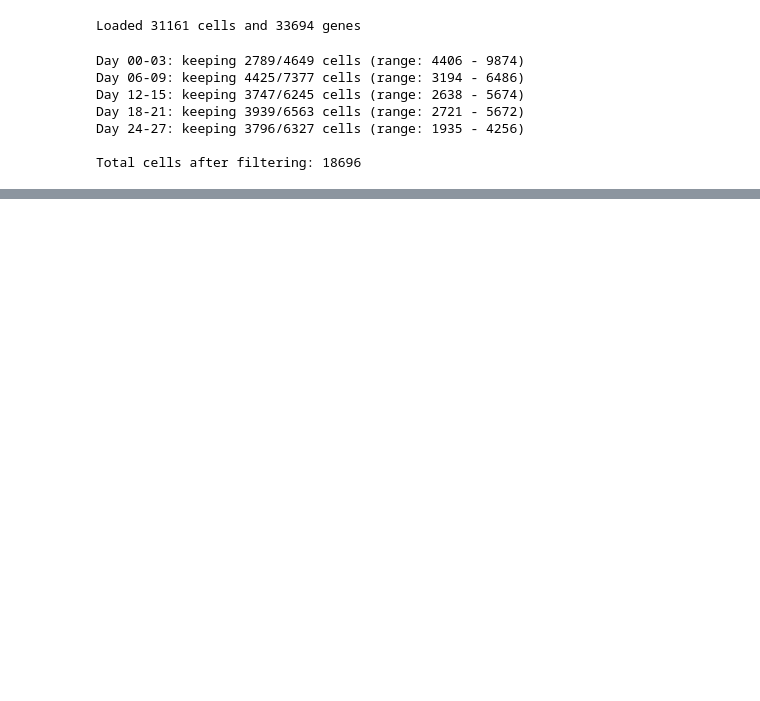
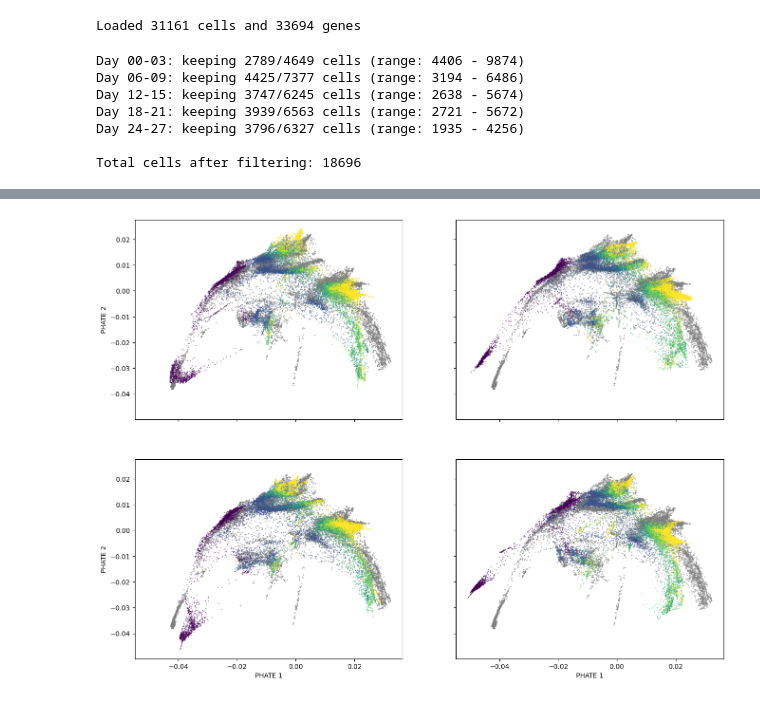
Before and after one commit to theo-long/uPHATE, a Jupyter notebook: notebooks/embryoid_body_data.ipynb, the cells around one changed output, grey strips where cells are left out. Saved outputs shown, nothing was run; the diff lists cells and outputs as text; code cells hidden in the pictures; blank space fills up the shorter version.

```diff
--- a/notebooks/embryoid_body_data.ipynb
+++ b/notebooks/embryoid_body_data.ipynb
@@ -233,0 +178,5 @@ sc.pl.embedding(
+# %%
+from uphate.numpy_interface import BootstrappedPHATE
+
+phate_op = BootstrappedPHATE(n_boostrap_samples=4, knn=4, decay=15, t=12)
+orig, bootstrapped = phate_op.fit_transform(adata.X)
@@ -233,0 +201,28 @@ sc.pl.embedding(
+# %%
+import matplotlib.pyplot as plt
+import matplotlib.lines as mlines
+
+# 1. Get the factorized codes and unique labels
+codes, unique_labels = pd.factorize(adata.obs["timepoint"])
+
+# 2. Define the Colormap (same as before to ensure consistent colors)
+n_categories = len(unique_labels)
+cmap = plt.cm.get_cmap('viridis', n_categories)
+
+fig, axs = plt.subplots(2, 2, figsize=(16, 12), sharex=True, sharey=True)
+for ax, emb in zip(axs.flat, bootstrapped):
+    ax.scatter(*orig.T, s=0.2, c="gray")
+    ax.scatter(
+        *emb.T,
+        s=0.2,
+        c=codes,
+        cmap=cmap,
+        alpha=0.7
+    )
+axs[0, 0].set_ylabel("PHATE 2")
+axs[1, 0].set_ylabel("PHATE 2")
+axs[1, 0].set_xlabel("PHATE 1")
+axs[1, 1].set_xlabel("PHATE 1")
+fig.savefig("../figures/embryoid_bootstrap_quad.png")
+# %% [output]
+[figure, added]
```
Also changed, not shown: parts of 12 cells of this notebook, 2 other files.
